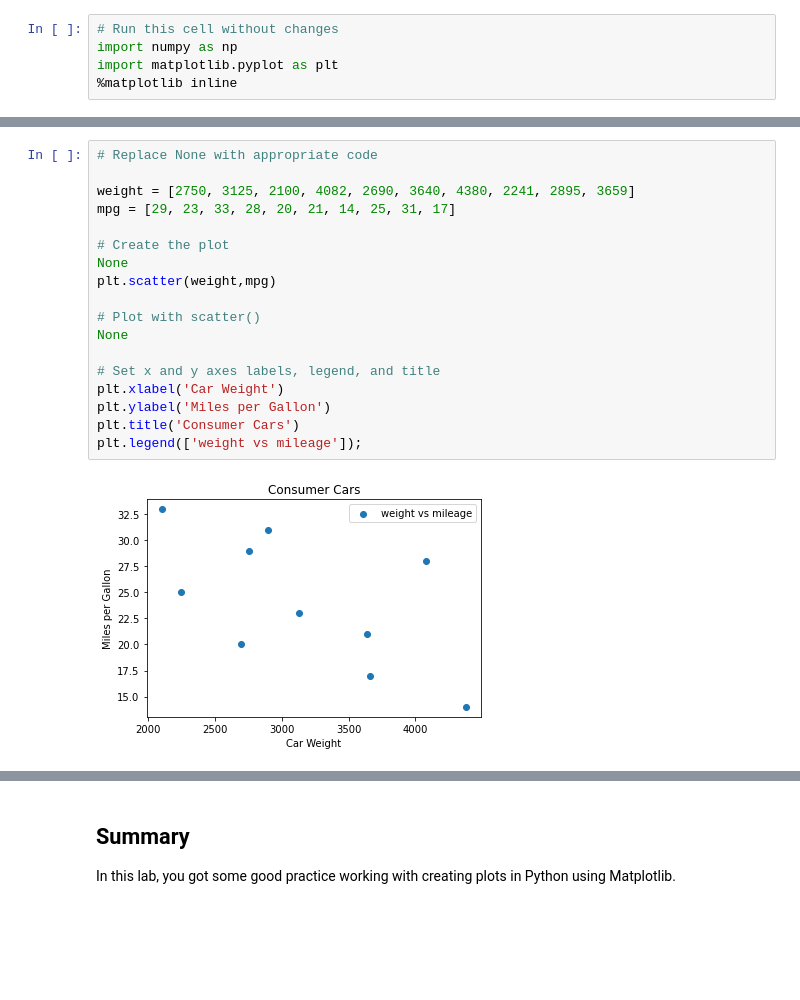
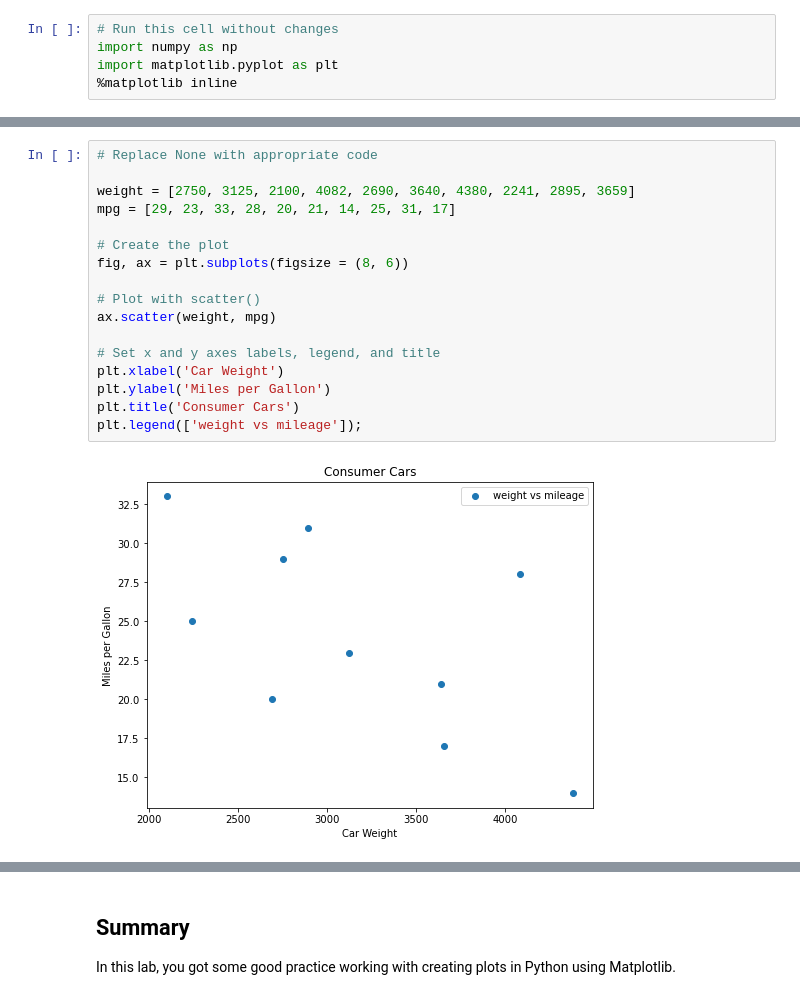
Before and after one commit to Justine-js/dsc-data-viz-lab, a Jupyter notebook: index.ipynb, the cells around one changed output, grey strips where cells are left out. Drawn from its saved outputs; the diff is of its cells as text; blank space fills up the shorter version.

```diff
--- a/index.ipynb
+++ b/index.ipynb
@@ -84,23 +84,22 @@ The graph you create should look like this:
 # %%
 # Replace None with appropriate code
 
 weight = [2750, 3125, 2100, 4082, 2690, 3640, 4380, 2241, 2895, 3659]
 mpg = [29, 23, 33, 28, 20, 21, 14, 25, 31, 17]
 
 # Create the plot
-None
-plt.scatter(weight,mpg)
+fig, ax = plt.subplots(figsize = (8, 6))
 
 # Plot with scatter()
-None
+ax.scatter(weight, mpg)
 
 # Set x and y axes labels, legend, and title
 plt.xlabel('Car Weight')
 plt.ylabel('Miles per Gallon')
 plt.title('Consumer Cars')
 plt.legend(['weight vs mileage']);
 # %% [output]
-[figure, old version]
+[figure, new version]
 # %% [markdown]
 ## Exercise 3
 
```
Also changed, not shown: parts of 2 cells of this notebook.
